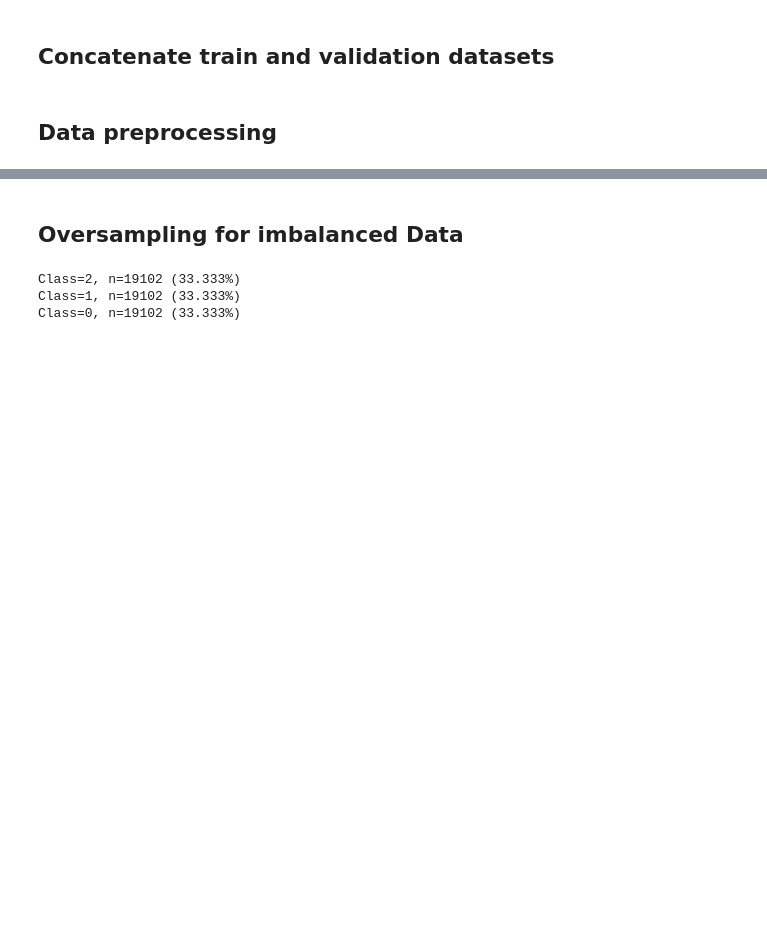
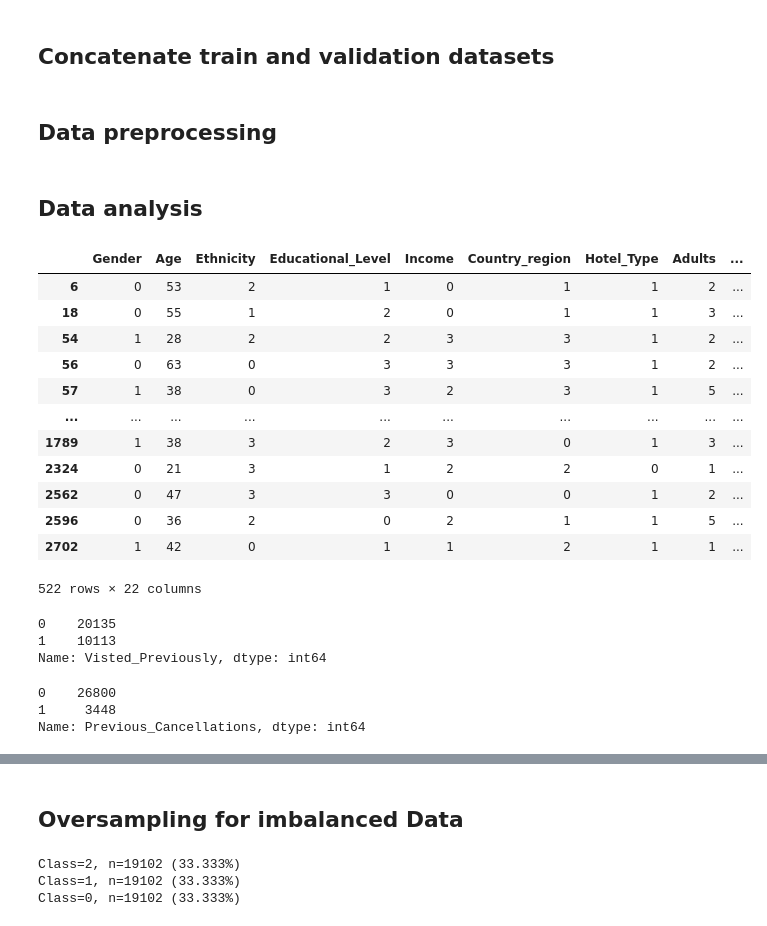
Before and after one commit to shankeerthans/hotel-reservation-status-predictor, a Jupyter notebook: Day - 2/ds2156-Day-2.ipynb, the cells around one changed output, grey strips where cells are left out. Saved outputs shown, nothing was run; the diff lists cells and outputs as text; code cells hidden in the pictures; blank space fills up the shorter version.

```diff
--- a/Day - 2/ds2156-Day-2.ipynb
+++ b/Day - 2/ds2156-Day-2.ipynb
@@ -44,3 +44,33 @@ test.pop('Booking_date')
 
 index_d=data.pop('Reservation-id')
 index_te=test.pop('Reservation-id')
+# %% [markdown]
+## Data analysis
+# %%
+data[data["Booked_before_checkin"] < 0]
+# %% [output]
+|  | Gender | Age | Ethnicity | Educational_Level | Income | Country_region | Hotel_Type | Adults | ... |
+| 6 | 0 | 53 | 2 | 1 | 0 | 1 | 1 | 2 | ... |
+| 18 | 0 | 55 | 1 | 2 | 0 | 1 | 1 | 3 | ... |
+| 54 | 1 | 28 | 2 | 2 | 3 | 3 | 1 | 2 | ... |
+| 56 | 0 | 63 | 0 | 3 | 3 | 3 | 1 | 2 | ... |
+| 57 | 1 | 38 | 0 | 3 | 2 | 3 | 1 | 5 | ... |
+| ... | ... | ... | ... | ... | ... | ... | ... | ... | ... |
+| 1789 | 1 | 38 | 3 | 2 | 3 | 0 | 1 | 3 | ... |
+| 2324 | 0 | 21 | 3 | 1 | 2 | 2 | 0 | 1 | ... |
+| 2562 | 0 | 47 | 3 | 3 | 0 | 0 | 1 | 2 | ... |
+| 2596 | 0 | 36 | 2 | 0 | 2 | 1 | 1 | 5 | ... |
+| 2702 | 1 | 42 | 0 | 1 | 1 | 2 | 1 | 1 | ... |
+522 rows × 22 columns
+# %%
+data["Visted_Previously"].value_counts()
+# %% [output]
+0    20135
+1    10113
+Name: Visted_Previously, dtype: int64
+# %%
+data["Previous_Cancellations"].value_counts()
+# %% [output]
+0    26800
+1     3448
+Name: Previous_Cancellations, dtype: int64
```
Also changed, not shown: parts of 3 cells of this notebook.
